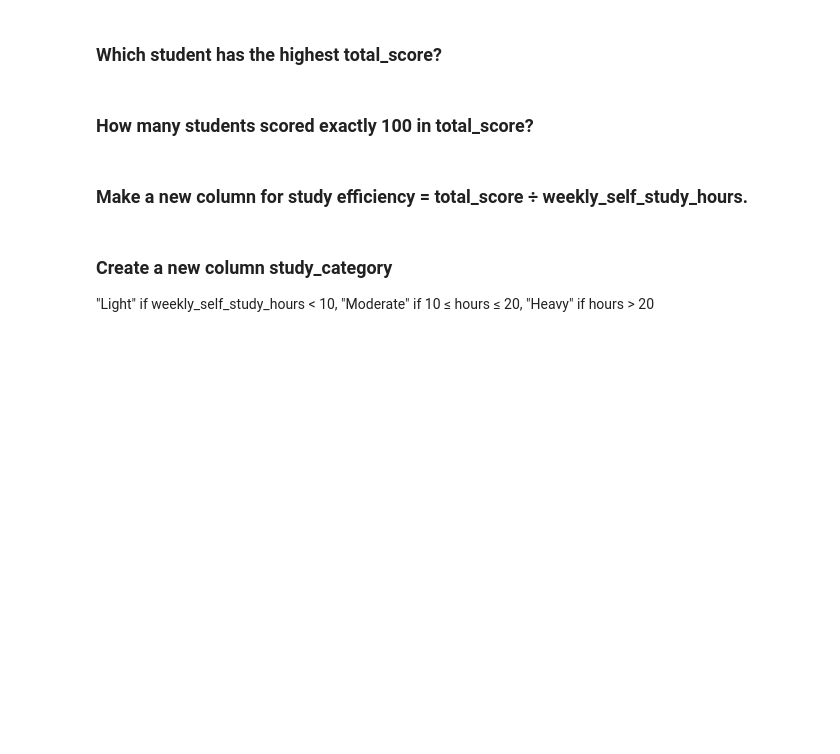
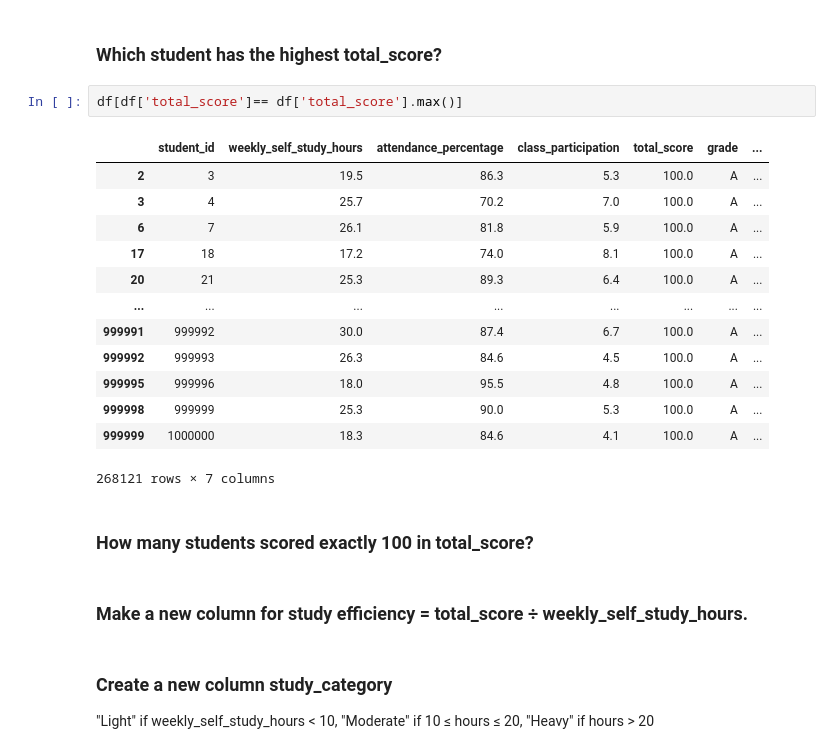
Before and after one commit to DhruvPanchal0312/Data-Science-and-Analysis-With-GenAI, a Jupyter notebook: PANDAS/SHERIYANS Pandas/NUMPY Project/Stud Que.ipynb, the cells around one changed output. Cells and saved outputs as stored; diff of their text form; blank space fills up the shorter version.

```diff
--- a/PANDAS/SHERIYANS Pandas/NUMPY Project/Stud Que.ipynb
+++ b/PANDAS/SHERIYANS Pandas/NUMPY Project/Stud Que.ipynb
@@ -22,5 +166,21 @@
 # %% [markdown]
 ### Which student has the highest total_score?
+# %%
+df[df['total_score']== df['total_score'].max()]
+# %% [output]
+|  | student_id | weekly_self_study_hours | attendance_percentage | class_participation | total_score | grade | ... |
+| 2 | 3 | 19.5 | 86.3 | 5.3 | 100.0 | A | ... |
+| 3 | 4 | 25.7 | 70.2 | 7.0 | 100.0 | A | ... |
+| 6 | 7 | 26.1 | 81.8 | 5.9 | 100.0 | A | ... |
+| 17 | 18 | 17.2 | 74.0 | 8.1 | 100.0 | A | ... |
+| 20 | 21 | 25.3 | 89.3 | 6.4 | 100.0 | A | ... |
+| ... | ... | ... | ... | ... | ... | ... | ... |
+| 999991 | 999992 | 30.0 | 87.4 | 6.7 | 100.0 | A | ... |
+| 999992 | 999993 | 26.3 | 84.6 | 4.5 | 100.0 | A | ... |
+| 999995 | 999996 | 18.0 | 95.5 | 4.8 | 100.0 | A | ... |
+| 999998 | 999999 | 25.3 | 90.0 | 5.3 | 100.0 | A | ... |
+| 999999 | 1000000 | 18.3 | 84.6 | 4.1 | 100.0 | A | ... |
+268121 rows × 7 columns
 # %% [markdown]
 ### How many students scored exactly 100 in total_score?
 # %% [markdown]
```
Also changed, not shown: parts of 12 cells of this notebook.
